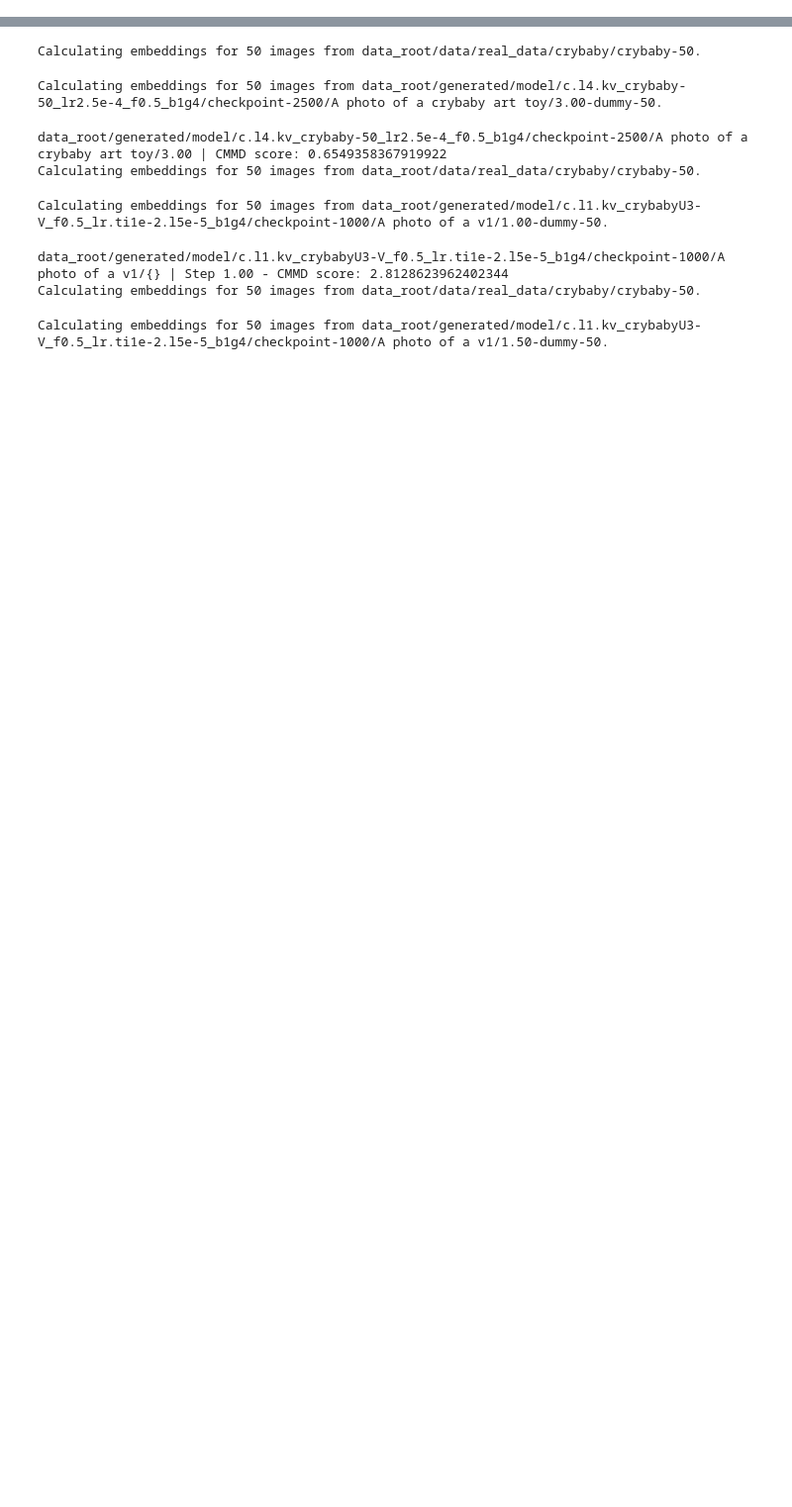
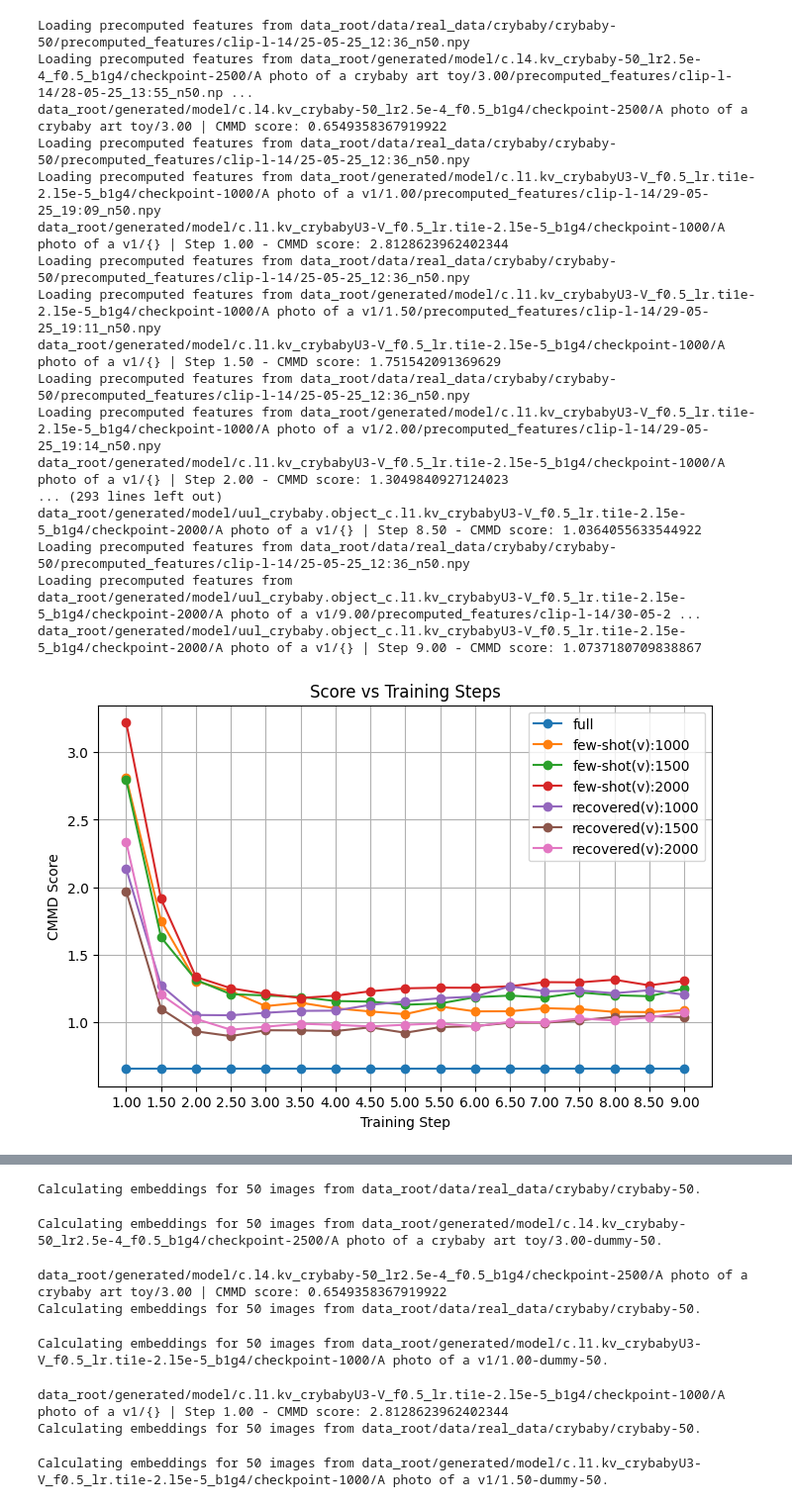
Before and after one commit to nessessence/UUL, a Jupyter notebook: cmmd_evaluate.ipynb, the cells around one changed output, grey strips where cells are left out. Shown at 99% size. Drawn from its saved outputs; the diff is of its cells as text; code cells hidden in the pictures; blank space fills up the shorter version.

```diff
--- a/cmmd_evaluate.ipynb
+++ b/cmmd_evaluate.ipynb
@@ -159,0 +224,42 @@ Calculating embeddings for 50 images from data_root/generated/model/c.l1.kv_cryb
+# %%
+
+# test
+gen_img_paths = [
+    # "data_root/generated/general_concepts/A photo of a toy",
+    "data_root/generated/model/c.l4.kv_crybaby-50_lr2.5e-4_f0.5_b1g4/checkpoint-2500/A photo of a crybaby art toy/3.00",
+    # "data_root/generated/model/erase_crybaby.object_lr2.5e-4/A photo of a crybaby art toy/7.50",
+    # "data_root/generated/model/c.l1.kv_crybabyU3_f0.5_lr.ti1e-2.l5e-5_b1g4/checkpoint-1000/A photo of a crybaby art toy/{}",
+    "data_root/generated/model/c.l1.kv_crybabyU3-V_f0.5_lr.ti1e-2.l5e-5_b1g4/checkpoint-1000/A photo of a v1/{}",
+    "data_root/generated/model/c.l1.kv_crybabyU3-V_f0.5_lr.ti1e-2.l5e-5_b1g4/checkpoint-1500/A photo of a v1/{}",
+    "data_root/generated/model/c.l1.kv_crybabyU3-V_f0.5_lr.ti1e-2.l5e-5_b1g4/checkpoint-2000/A photo of a v1/{}",
+    # "data_root/generated/model/uul_crybaby.object_c.l1.kv_crybabyU3_f0.5_lr.ti1e-2.l5e-5_b1g4/checkpoint-1000/A photo of a crybaby art toy/{}",
+    "data_root/generated/model/uul_crybaby.object_c.l1.kv_crybabyU3-V_f0.5_lr.ti1e-2.l5e-5_b1g4/checkpoint-1000/A photo of a v1/{}",
+    "data_root/generated/model/uul_crybaby.object_c.l1.kv_crybabyU3-V_f0.5_lr.ti1e-2.l5e-5_b1g4/checkpoint-1500/A photo of a v1/{}",
+    "data_root/generated/model/uul_crybaby.object_c.l1.kv_crybabyU3-V_f0.5_lr.ti1e-2.l5e-5_b1g4/checkpoint-2000/A photo of a v1/{}",
+]
+ref_img_path = "data_root/data/real_data/crybaby/crybaby-50"
+cfgs = [ f'{cfg:.2f}' for cfg in np.arange(1.0, 9.0 + 0.5, 0.5).tolist()]
+# steps = [3250, 3500, 3750, 4000, 4250, 4500]
+# labels = ["general concept","full","erased","few-shot","few-shot(v)", "recovered","recovered(v)"]
+labels = ["full","few-shot(v):1000","few-shot(v):1500","few-shot(v):2000","recovered(v):1000","recovered(v):1500","recovered(v):2000"]
+
+compute_distribution_score_multiexp(gen_img_paths, ref_img_path, cfgs, labels, device=device, n_max_gen_img=50, method='cmmd',use_precompute_features_if_exist=True)
+# %% [output]
+Loading precomputed features from data_root/data/real_data/crybaby/crybaby-50/precomputed_features/clip-l-14/25-05-25_12:36_n50.npy
+Loading precomputed features from data_root/generated/model/c.l4.kv_crybaby-50_lr2.5e-4_f0.5_b1g4/checkpoint-2500/A photo of a crybaby art toy/3.00/precomputed_features/clip-l-14/28-05-25_13:55_n50.np ...
+data_root/generated/model/c.l4.kv_crybaby-50_lr2.5e-4_f0.5_b1g4/checkpoint-2500/A photo of a crybaby art toy/3.00 | CMMD score: 0.6549358367919922
+Loading precomputed features from data_root/data/real_data/crybaby/crybaby-50/precomputed_features/clip-l-14/25-05-25_12:36_n50.npy
+Loading precomputed features from data_root/generated/model/c.l1.kv_crybabyU3-V_f0.5_lr.ti1e-2.l5e-5_b1g4/checkpoint-1000/A photo of a v1/1.00/precomputed_features/clip-l-14/29-05-25_19:09_n50.npy
+data_root/generated/model/c.l1.kv_crybabyU3-V_f0.5_lr.ti1e-2.l5e-5_b1g4/checkpoint-1000/A photo of a v1/{} | Step 1.00 - CMMD score: 2.8128623962402344
+Loading precomputed features from data_root/data/real_data/crybaby/crybaby-50/precomputed_features/clip-l-14/25-05-25_12:36_n50.npy
+Loading precomputed features from data_root/generated/model/c.l1.kv_crybabyU3-V_f0.5_lr.ti1e-2.l5e-5_b1g4/checkpoint-1000/A photo of a v1/1.50/precomputed_features/clip-l-14/29-05-25_19:11_n50.npy
+data_root/generated/model/c.l1.kv_crybabyU3-V_f0.5_lr.ti1e-2.l5e-5_b1g4/checkpoint-1000/A photo of a v1/{} | Step 1.50 - CMMD score: 1.751542091369629
+Loading precomputed features from data_root/data/real_data/crybaby/crybaby-50/precomputed_features/clip-l-14/25-05-25_12:36_n50.npy
+Loading precomputed features from data_root/generated/model/c.l1.kv_crybabyU3-V_f0.5_lr.ti1e-2.l5e-5_b1g4/checkpoint-1000/A photo of a v1/2.00/precomputed_features/clip-l-14/29-05-25_19:14_n50.npy
+data_root/generated/model/c.l1.kv_crybabyU3-V_f0.5_lr.ti1e-2.l5e-5_b1g4/checkpoint-1000/A photo of a v1/{} | Step 2.00 - CMMD score: 1.3049840927124023
+... (293 lines left out)
+data_root/generated/model/uul_crybaby.object_c.l1.kv_crybabyU3-V_f0.5_lr.ti1e-2.l5e-5_b1g4/checkpoint-2000/A photo of a v1/{} | Step 8.50 - CMMD score: 1.0364055633544922
+Loading precomputed features from data_root/data/real_data/crybaby/crybaby-50/precomputed_features/clip-l-14/25-05-25_12:36_n50.npy
+Loading precomputed features from data_root/generated/model/uul_crybaby.object_c.l1.kv_crybabyU3-V_f0.5_lr.ti1e-2.l5e-5_b1g4/checkpoint-2000/A photo of a v1/9.00/precomputed_features/clip-l-14/30-05-2 ...
+data_root/generated/model/uul_crybaby.object_c.l1.kv_crybabyU3-V_f0.5_lr.ti1e-2.l5e-5_b1g4/checkpoint-2000/A photo of a v1/{} | Step 9.00 - CMMD score: 1.0737180709838867
+[figure, added]
```
Also changed, not shown: parts of 14 cells of this notebook, 7 other files.
